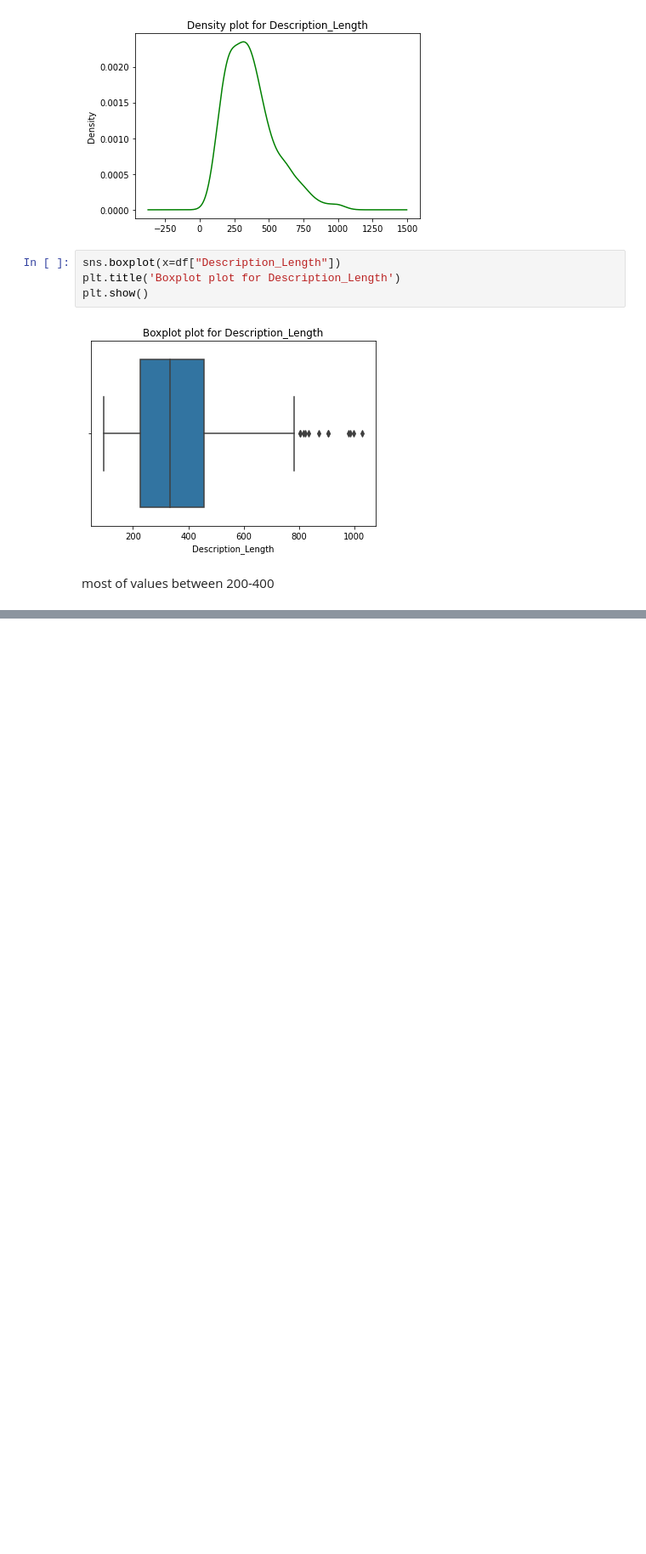
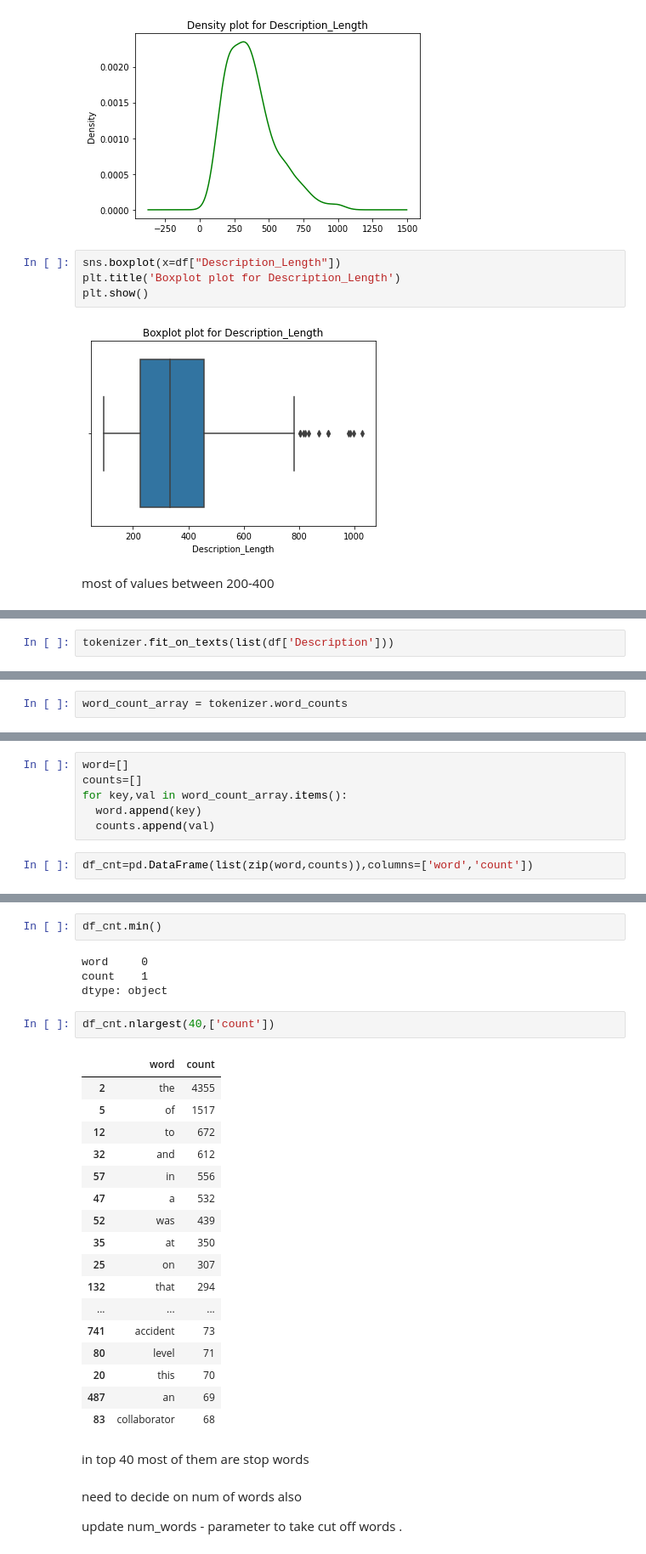
Before and after one commit to vishnu-nitc/NLP-Chatbot, a Jupyter notebook: nlp_chatbot.ipynb, the cells around one changed output, grey strips where cells are left out. Shown at 85% size. Drawn from its saved outputs; the diff is of its cells as text; blank space fills up the shorter version.

```diff
--- a/nlp_chatbot.ipynb
+++ b/nlp_chatbot.ipynb
@@ -185,0 +193,2 @@ most of values between 200-400
+# %%
+tokenizer.fit_on_texts(list(df['Description']))
@@ -185,0 +201,2 @@ most of values between 200-400
+# %%
+word_count_array = tokenizer.word_counts
@@ -185,0 +207,8 @@ most of values between 200-400
+# %%
+word=[]
+counts=[]
+for key,val in word_count_array.items():
+  word.append(key)
+  counts.append(val)
+# %%
+df_cnt=pd.DataFrame(list(zip(word,counts)),columns=['word','count'])
@@ -185,0 +221,32 @@ most of values between 200-400
+# %%
+df_cnt.min()
+# %% [output]
+word     0
+count    1
+dtype: object
+# %%
+df_cnt.nlargest(40,['count'])
+# %% [output]
+|  | word | count |
+| 2 | the | 4355 |
+| 5 | of | 1517 |
+| 12 | to | 672 |
+| 32 | and | 612 |
+| 57 | in | 556 |
+| 47 | a | 532 |
+| 52 | was | 439 |
+| 35 | at | 350 |
+| 25 | on | 307 |
+| 132 | that | 294 |
+| ... | ... | ... |
+| 741 | accident | 73 |
+| 80 | level | 71 |
+| 20 | this | 70 |
+| 487 | an | 69 |
+| 83 | collaborator | 68 |
+# %% [markdown]
+in top 40 most of them are stop words
+# %% [markdown]
+need to decide on num of words also
+
+update num_words - parameter to take cut off words .
```
Also changed, not shown: parts of 10 cells of this notebook.
